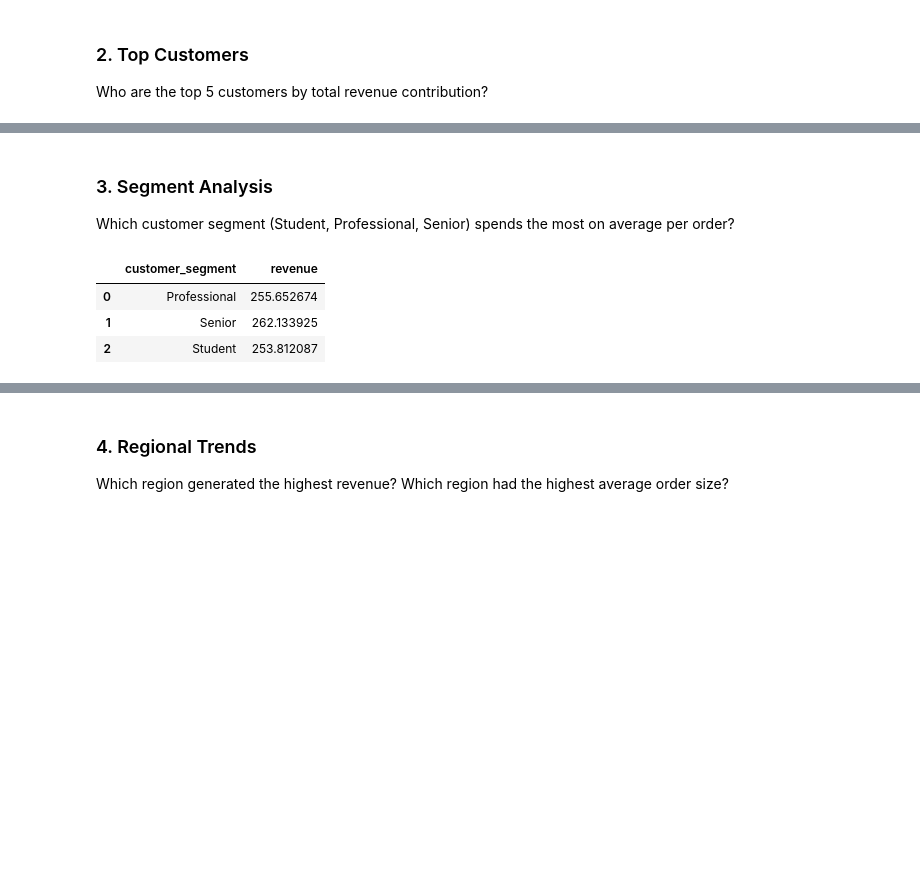
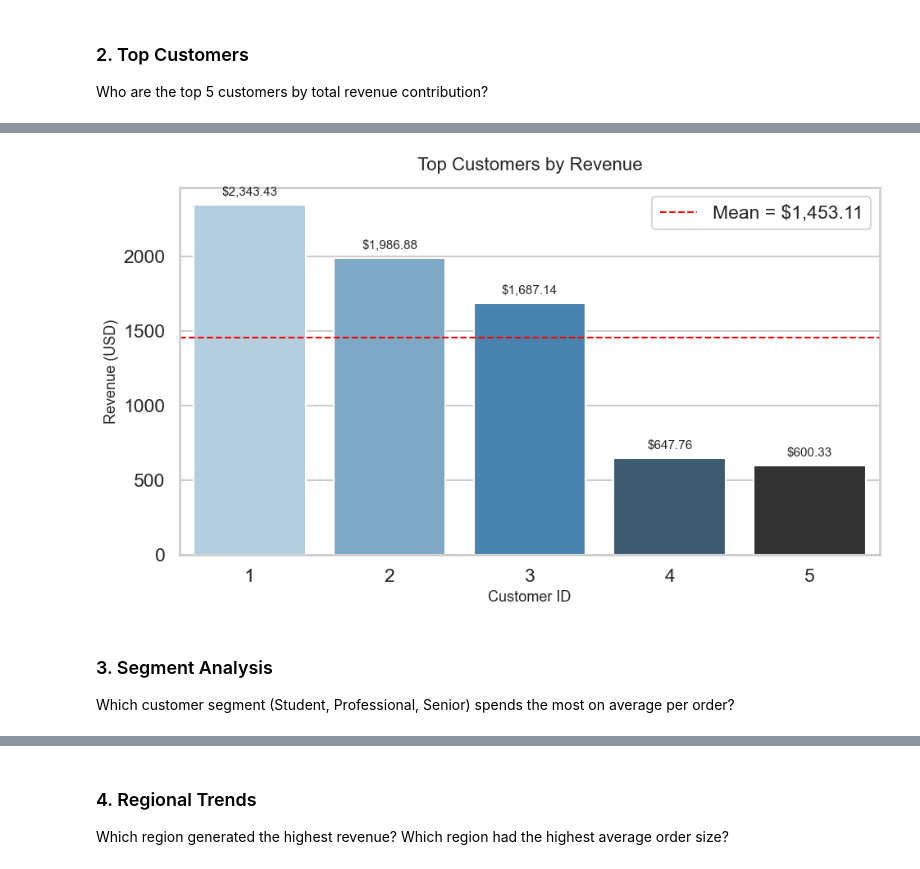
Before and after one commit to mmorcos434/ds-fall-2025-fri-1230, a Jupyter notebook: Week-06-Business-Stats-Analytics/homework/Albert_Bagdasarov_HomeWork6.ipynb, the cells around one changed output, grey strips where cells are left out. Saved outputs shown, nothing was run; the diff lists cells and outputs as text; code cells hidden in the pictures; blank space fills up the shorter version.

```diff
--- a/Week-06-Business-Stats-Analytics/homework/Albert_Bagdasarov_HomeWork6.ipynb
+++ b/Week-06-Business-Stats-Analytics/homework/Albert_Bagdasarov_HomeWork6.ipynb
@@ -187,11 +191,47 @@ data.groupby('customer_id').agg({'revenue':'sum'})[:5].reset_index()
+# %%
+# --- Setup ---
+sns.set(style="whitegrid", context="talk")
+
+plt.figure(figsize=(10, 6))
+ax = sns.barplot(
+    x="customer_id",
+    y="revenue",
+    hue="customer_id",
+    data=top_customers,
+    palette="Blues_d",
+    legend=False
+)
+
+
+for p in ax.patches:
+    height = p.get_height()
+    ax.annotate(
+        f"${height:,.2f}",
+        (p.get_x() + p.get_width() / 2., height),
+        ha="center",
+        va="bottom",
+        fontsize=11,
+        xytext=(0, 6),
+        textcoords="offset points"
+    )
+
+# Add mean line
+mean_revenue = top_customers["revenue"].mean()
+ax.axhline(mean_revenue, color="red", linestyle="--", linewidth=1.5, label=f"Mean = ${mean_revenue:,.2f}")
+
+# Labels & Title
+ax.set_title("Top Customers by Revenue", fontsize=16, pad=15)
+ax.set_xlabel("Customer ID", fontsize=13)
+ax.set_ylabel("Revenue (USD)", fontsize=13)
+ax.legend()
+
+plt.tight_layout()
+plt.show()
+# %% [output]
+[figure, added]
 # %% [markdown]
 ### 3. Segment Analysis
 Which customer segment (Student, Professional, Senior) spends the most on average per order?
 # %%
 # Your code here
-data.groupby('customer_segment').agg({'revenue':'mean'}).reset_index()
+customer_segments = data.groupby('customer_segment').agg({'revenue':'mean'}).reset_index()
-# %% [output]
-|  | customer_segment | revenue |
-| 0 | Professional | 255.652674 |
-| 1 | Senior | 262.133925 |
-| 2 | Student | 253.812087 |
```
Also changed, not shown: parts of 20 cells of this notebook.
